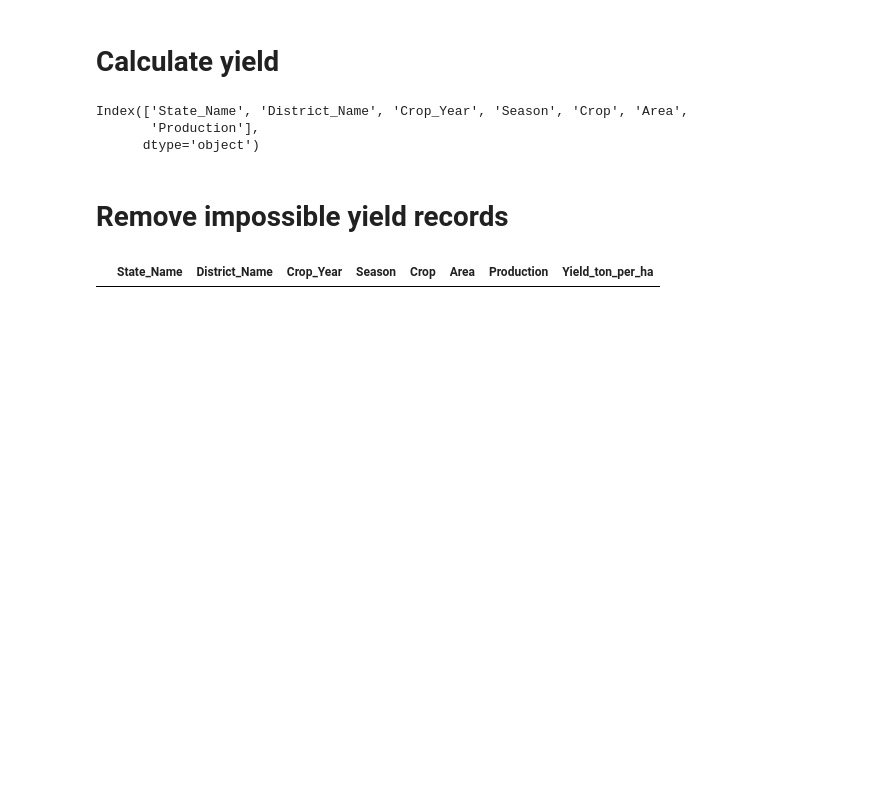
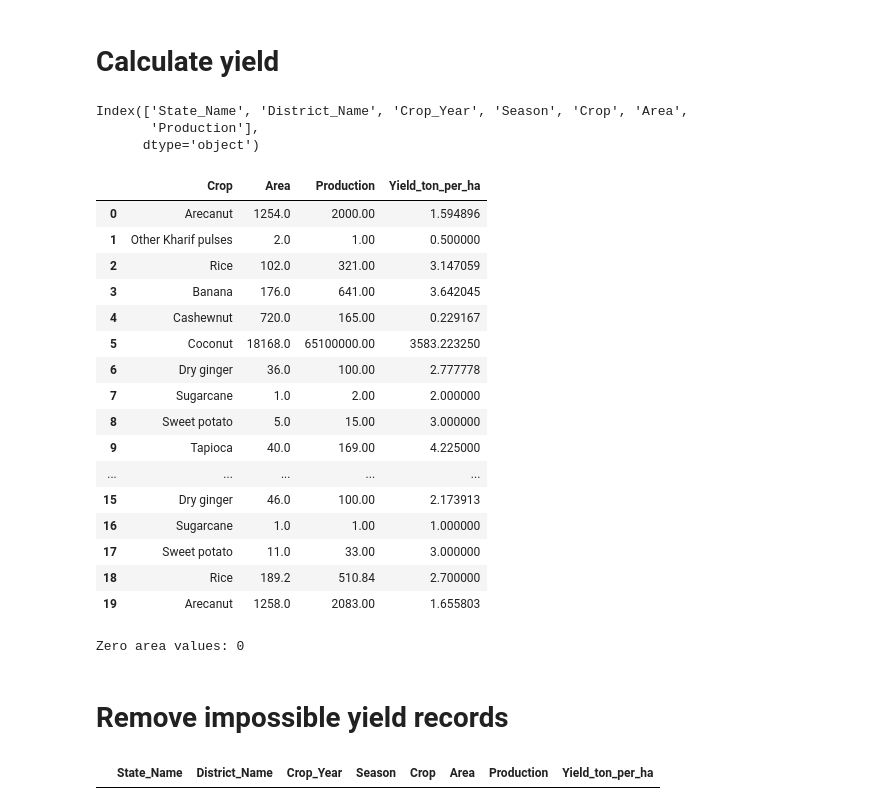
Before and after one commit to Rini43/Agricultural-Intelligence, a Jupyter notebook: crop.ipynb, the cells around one changed output. Saved outputs shown, nothing was run; the diff lists cells and outputs as text; code cells hidden in the pictures; blank space fills up the shorter version.

```diff
--- a/crop.ipynb
+++ b/crop.ipynb
@@ -227,6 +272,30 @@ Index(['State_Name', 'District_Name', 'Crop_Year', 'Season', 'Crop', 'Area',
 production_df["Yield_ton_per_ha"] = (
     production_df["Production"] / production_df["Area"]
 )
+# %%
+display(production_df[["Crop", "Area", "Production", "Yield_ton_per_ha"]].head(20))
+# %% [output]
+|  | Crop | Area | Production | Yield_ton_per_ha |
+| 0 | Arecanut | 1254.0 | 2000.00 | 1.594896 |
+| 1 | Other Kharif pulses | 2.0 | 1.00 | 0.500000 |
+| 2 | Rice | 102.0 | 321.00 | 3.147059 |
+| 3 | Banana | 176.0 | 641.00 | 3.642045 |
+| 4 | Cashewnut | 720.0 | 165.00 | 0.229167 |
+| 5 | Coconut | 18168.0 | 65100000.00 | 3583.223250 |
+| 6 | Dry ginger | 36.0 | 100.00 | 2.777778 |
+| 7 | Sugarcane | 1.0 | 2.00 | 2.000000 |
+| 8 | Sweet potato | 5.0 | 15.00 | 3.000000 |
+| 9 | Tapioca | 40.0 | 169.00 | 4.225000 |
+| ... | ... | ... | ... | ... |
+| 15 | Dry ginger | 46.0 | 100.00 | 2.173913 |
+| 16 | Sugarcane | 1.0 | 1.00 | 1.000000 |
+| 17 | Sweet potato | 11.0 | 33.00 | 3.000000 |
+| 18 | Rice | 189.2 | 510.84 | 2.700000 |
+| 19 | Arecanut | 1258.0 | 2083.00 | 1.655803 |
+# %%
+print("Zero area values:", (production_df["Area"] == 0).sum())
+# %% [output]
+Zero area values: 0
 # %% [markdown]
 # Remove impossible yield records
 # %%
```
Also changed, not shown: parts of 28 cells of this notebook.
